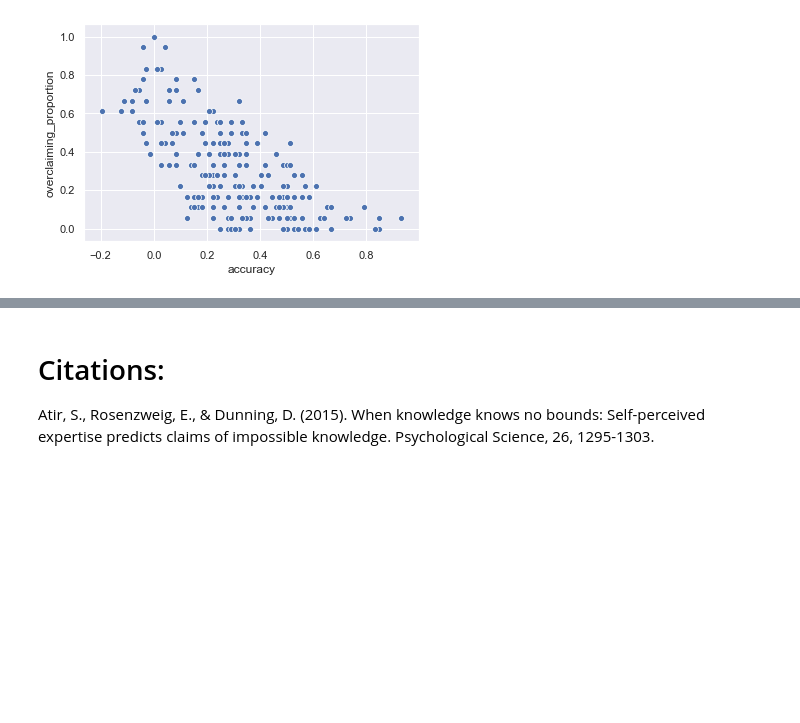
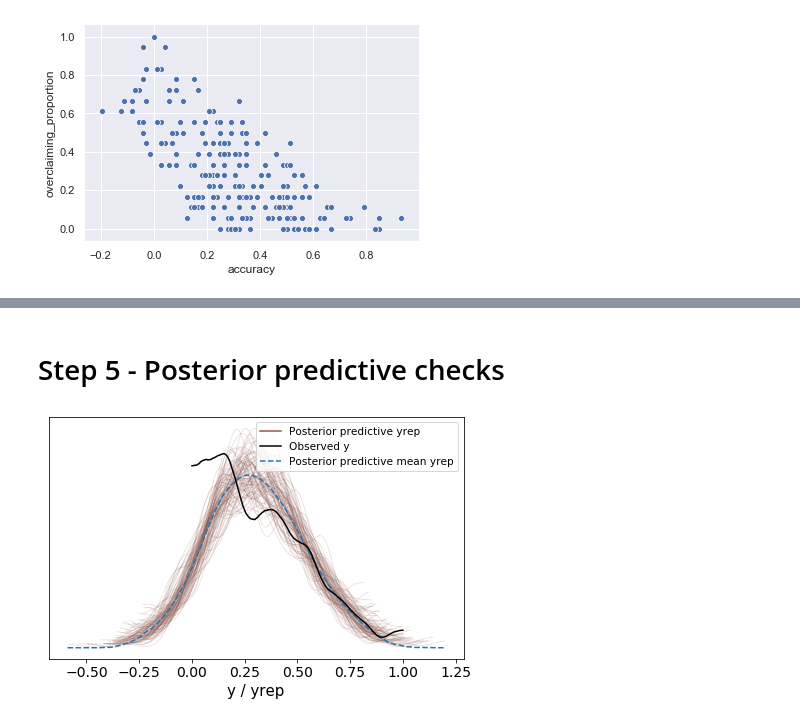
Before and after one commit to ebrlab/Statistical-methods-for-research-workers-psychology-and-neuroscience, a Jupyter notebook: notebooks/Bayesian Multiple regression .ipynb, the cells around one changed output, grey strips where cells are left out. Cells and saved outputs as stored; diff of their text form; code cells hidden in the pictures; blank space fills up the shorter version.

```diff
--- a/notebooks/Bayesian Multiple regression .ipynb
+++ b/notebooks/Bayesian Multiple regression .ipynb
@@ -181,4 +231,2 @@ array([[<matplotlib.axes._subplots.AxesSubplot object at 0x...>,
-# %% [markdown]
-# Citations:
-
-Atir, S., Rosenzweig, E., & Dunning, D. (2015). When knowledge knows no bounds: Self-perceived expertise predicts claims of impossible knowledge. Psychological Science, 26, 1295-1303.
+# %% [markdown]
+# Step 5 - Posterior predictive checks
@@ -184,0 +236,11 @@ Atir, S., Rosenzweig, E., & Dunning, D. (2015). When knowledge knows no bounds:
+# %%
+#Convert pystan fit object to IO for Arviz functions.
+data = az.from_pystan(
+                posterior=fit,
+                posterior_predictive='yrep',
+                observed_data=["y"])
+# %%
+# Plot posterior simulated data sets for posterior predictive check
+az.plot_ppc(data, data_pairs = {"y" : "yrep"}, num_pp_samples= 100);
+# %% [output]
+[figure, added]
```
Also changed, not shown: parts of 35 cells of this notebook, 6 other files.
